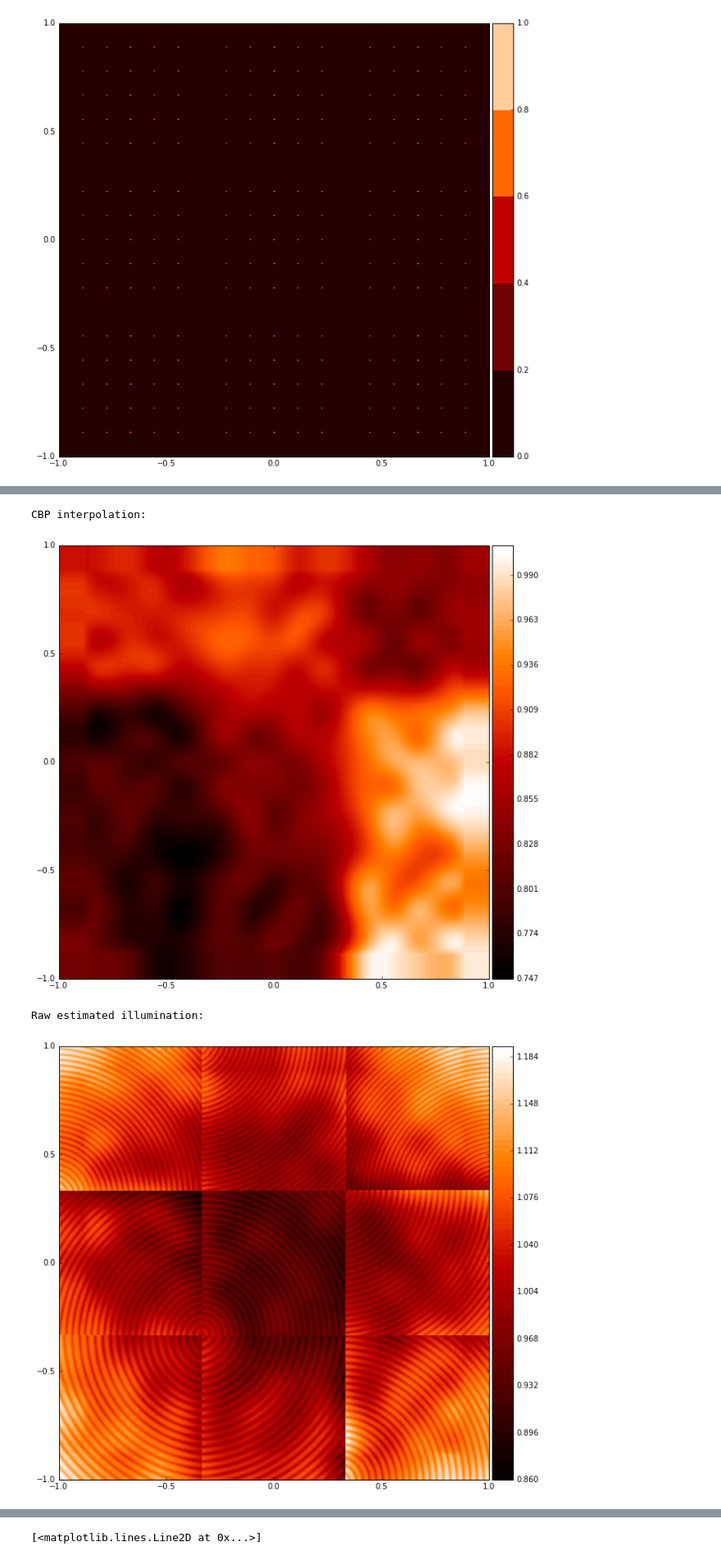
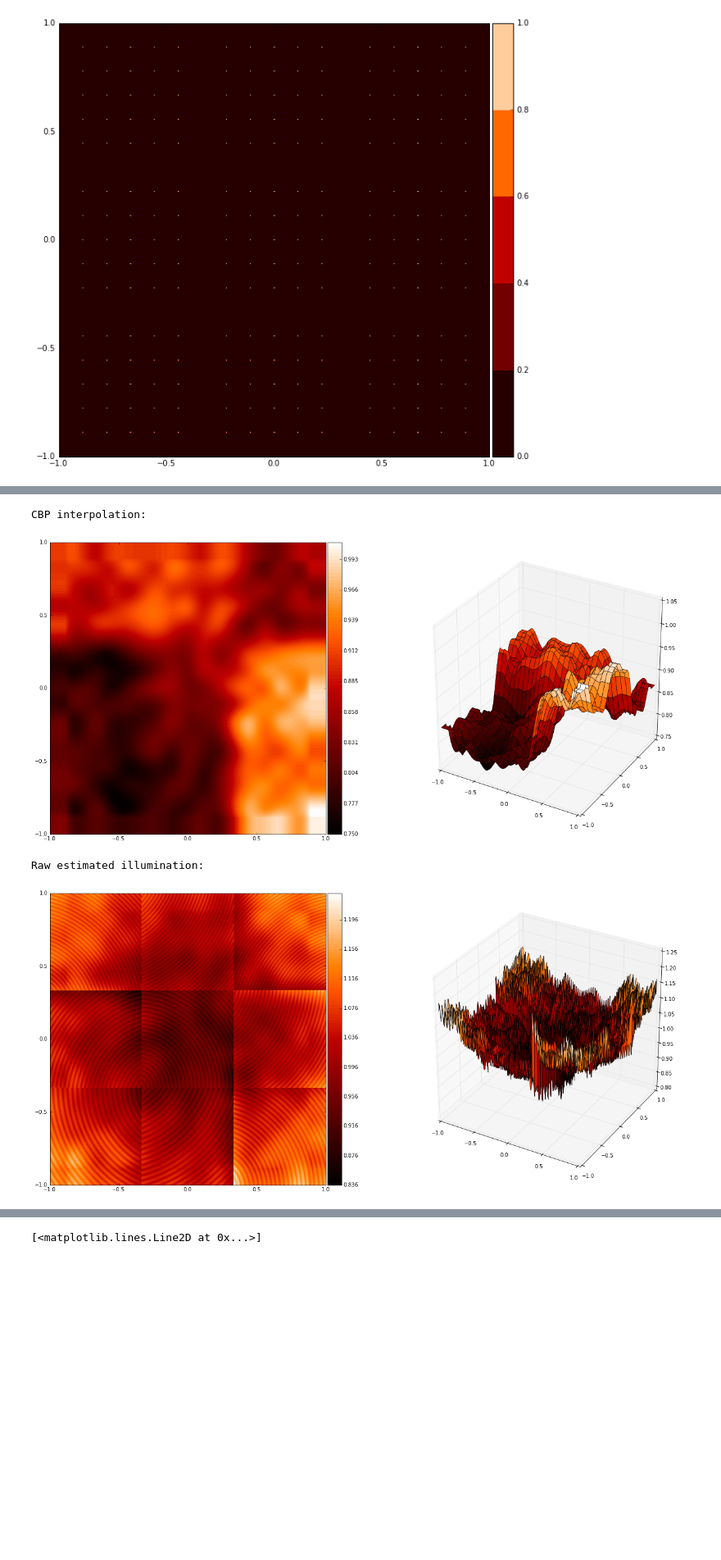
Before and after one commit to lsst-dm/calibration-scripts, a Jupyter notebook: cbp_spots_2D.ipynb, the cells around one changed output, grey strips where cells are left out. Shown at 82% size. Saved outputs shown, nothing was run; the diff lists cells and outputs as text; code cells hidden in the pictures; blank space fills up the shorter version.

Commit message:
Finished extending model to 2D, have produced all plots needed for PACCD 2016

```diff
--- a/cbp_spots_2D.ipynb
+++ b/cbp_spots_2D.ipynb
@@ -13,6 +13,7 @@ import os
 import matplotlib.pyplot as plt
 from mpl_toolkits.mplot3d import axes3d
 from mpl_toolkits.axes_grid1 import make_axes_locatable
+from scipy import interpolate
 
 PLOT = True
 savePath = "/Users/mfisherlevine/Desktop/CBP_talk_plots/2D/"
@@ -66,16 +67,23 @@ def SurfacePlot(data, downsample_factor=50, linewidth=0.5, zlim=None, saveas=Non
     if saveas: fig.savefig(saveas)
     plt.show()
 
-def ContourAndSurfacePlot(data, n_contours=100, downsample_factor=50, linewidth=0.5, zlim=None, saveas=None):
+def ContourAndSurfacePlot(data, n_contours=100, downsample_factor=50, linewidth=0.5, zlim=None, saveas=None, vertical=False):
     if not PLOT: return
-    fig = plt.figure(figsize=(22,10))
-    ax = fig.add_subplot(121)
+    if vertical:
+        fig = plt.figure(figsize=(10,22))
+        ax = fig.add_subplot(211)
+    else:
+        fig = plt.figure(figsize=(22,10))
+        ax = fig.add_subplot(121)
     h = plt.contourf(x,y,data,n_contours, cmap=plt.cm.gist_heat)
     divider = make_axes_locatable(ax)
     cax = divider.append_axes("right", size="5%", pad=0.05)
     plt.colorbar(h, cax=cax)
 
-    ax = fig.add_subplot(122, projection='3d')
+    if vertical:
+        ax = fig.add_subplot(212, projection='3d')
+    else:
+        ax = fig.add_subplot(122, projection='3d')
     surf = ax.plot_surface(xx, yy, data, rstride=downsample_factor, cstride=downsample_factor, linewidth=linewidth, cmap=plt.cm.gist_heat)
     if zlim is not None: ax.set_zlim(zlim[0],zlim[1])
     if saveas: fig.savefig(saveas)
@@ -192,8 +210,8 @@ for i in range(N_CCDS_PER_SIDE):
         index = j + (N_CCDS_PER_SIDE*i)
 
         # make tree-ring origin for each chip
-        x0 = random_sign() * (1 + random_float(0,0.2)) # always off chip, but by a small and random amount
-        y0 = random_sign() * (1 + random_float(0,0.2)) # different random amount also effectively adds a random phase
+        x0 = random_sign() * (1 + random_float(0,1)) # always off chip, but by a small and random amount
+        y0 = random_sign() * (1 + random_float(0,1)) # different random amount also effectively adds a random phase
 
         # put down tree rings with prime number period and origin from above
         chip = 1 + 0.02*(np.cos(frequencies[index]*np.sqrt((xx_chip-x0)**2+(yy_chip-y0)**2)))
@@ -289,21 +272,26 @@ plt.imshow(samples, interpolation='gaussian', cmap='gist_heat')
 # %%
 # interpCalS = interpolate.InterpolatedUnivariateSpline(ib[samples], calS[samples], k=3)  # spline fit to CBP data
 # spline fit to CBP data
 interpCalS = interpolate.RectBivariateSpline(x[sample_points_1D], y[sample_points_1D], calS[samples].reshape(len(sample_points_1D),len(sample_points_1D)), s=0)
 
 # # Estimate the illumination from the interpolated CBP data
 rawEstIllum = Fb/interpCalS(x, y)   # raw estimated illumination
 
 # PLOT = True
 print 'CBP interpolation:'
-ContourPlot(interpCalS(x, y))
+ContourAndSurfacePlot(interpCalS(x, y),saveas=savePath+'CBP_interp_cont.png')
+# ContourPlot(interpCalS(x, y),saveas=savePath+'CBP_interp_cont.png')
+# SurfacePlot(interpCalS(x, y),saveas=savePath+'CBP_interp_surf.png')
+
 print 'Raw estimated illumination:'
-ContourPlot(rawEstIllum)
+ContourAndSurfacePlot(rawEstIllum, saveas=savePath+'CBP_interp_cont.png')
+# ContourPlot(rawEstIllum, saveas=savePath+'raw_est_illum_cont.png')
+# SurfacePlot(rawEstIllum, saveas=savePath+'raw_est_illum_surf.png')
 # %% [output]
 CBP interpolation:
-[figure, old version]
+[figure, new version]
 Raw estimated illumination:
-[figure, old version]
+[figure, new version]
 # %%
 # # And fit it with a smoothing spline
 # interpIllum = interpolate.RectBivariateSpline(ib[samples], rawEstIllum[samples], s=1e-8)
```
Also changed, not shown: parts of 22 cells of this notebook.
